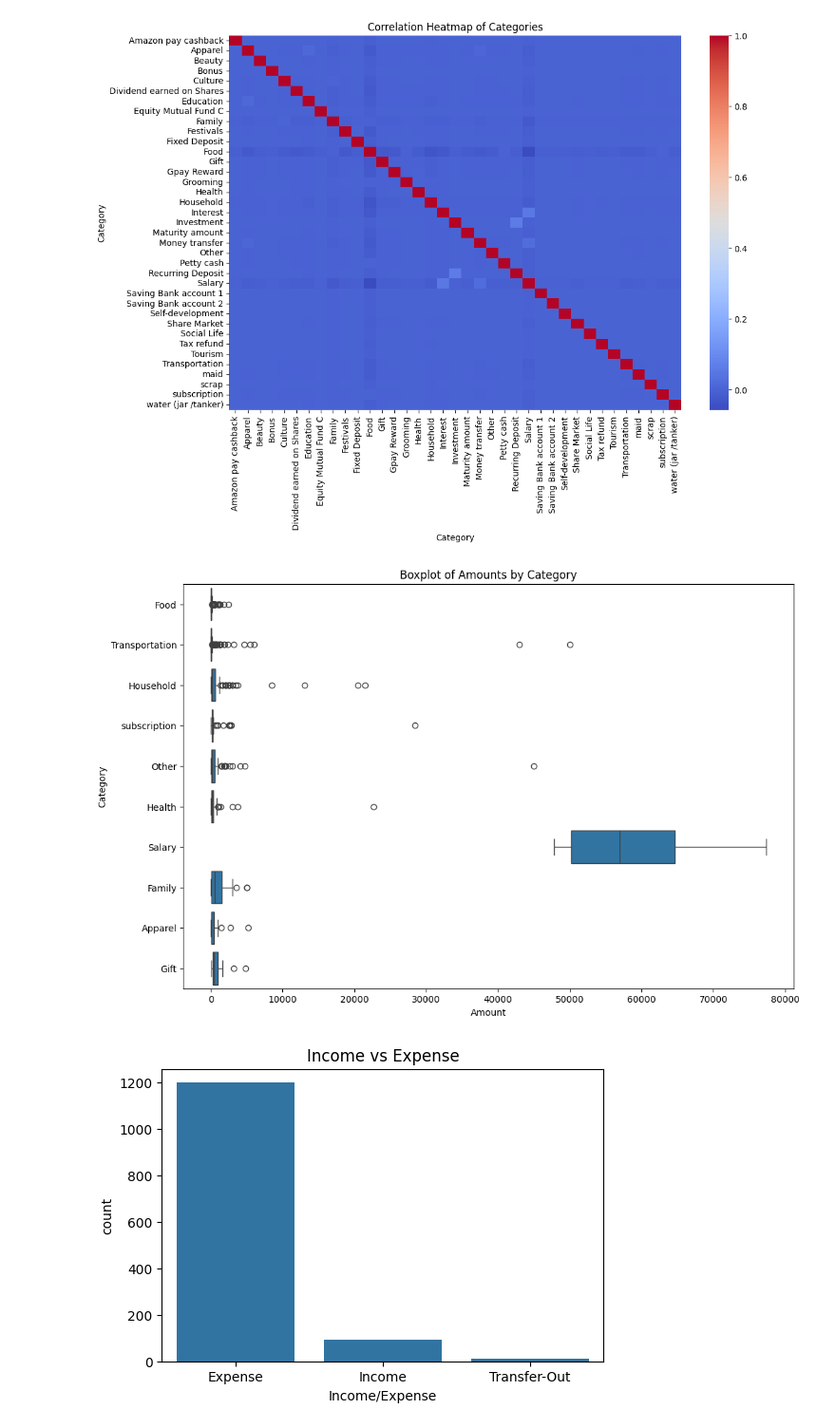
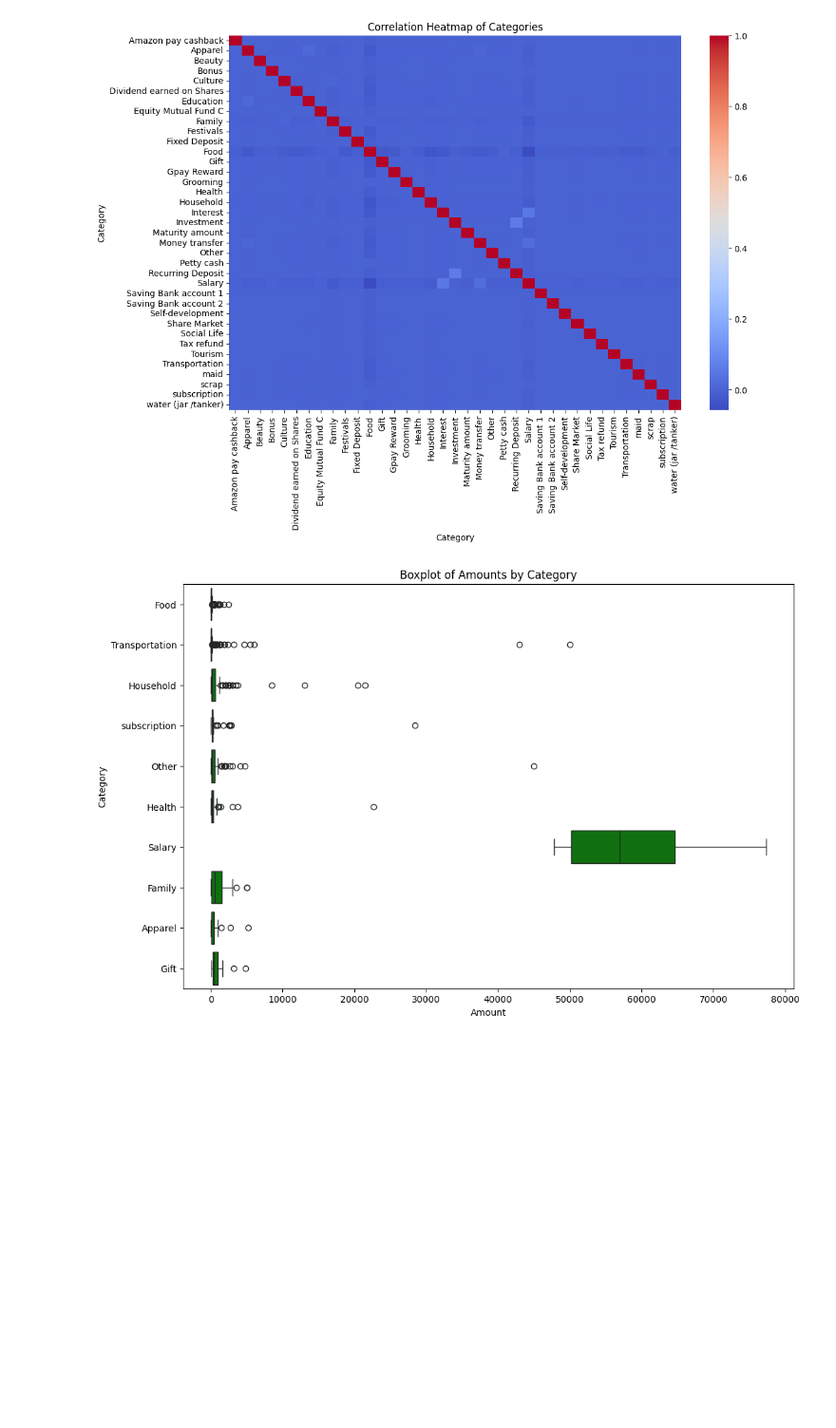
Before and after one commit to Deepnotcoder/Internship-Project-1, a Jupyter notebook: DAILY.IPYNB, the cells around one changed output. Shown at 95% size. Cells and saved outputs as stored; diff of their text form; code cells hidden in the pictures; blank space fills up the shorter version.

```diff
--- a/DAILY.IPYNB
+++ b/DAILY.IPYNB
@@ -85,19 +85,13 @@ plt.show()
 # %%
 top_categories = df['Category'].value_counts().head(10).index.drop_duplicates()
 
 # Drop rows where Category is NaN or not in top_categories
 filtered_df = df[df['Category'].isin(top_categories)]
 # Boxplot by Category
 
 plt.figure(figsize=(12, 8))
-sns.boxplot(data=filtered_df, x='Amount', y='Category', order=top_categories)
+sns.boxplot(data=filtered_df, x='Amount', y='Category', order=top_categories, color='green')
 plt.title('Boxplot of Amounts by Category')
 plt.show()
-# Income vs Expense
-plt.figure(figsize=(6,4))
-sns.countplot(data=df, x='Income/Expense')
-plt.title('Income vs Expense')
-plt.show()
 # %% [output]
-[figure, old version]
+[figure, new version]
-[figure, removed]
```
Also changed, not shown: parts of 4 cells of this notebook.
